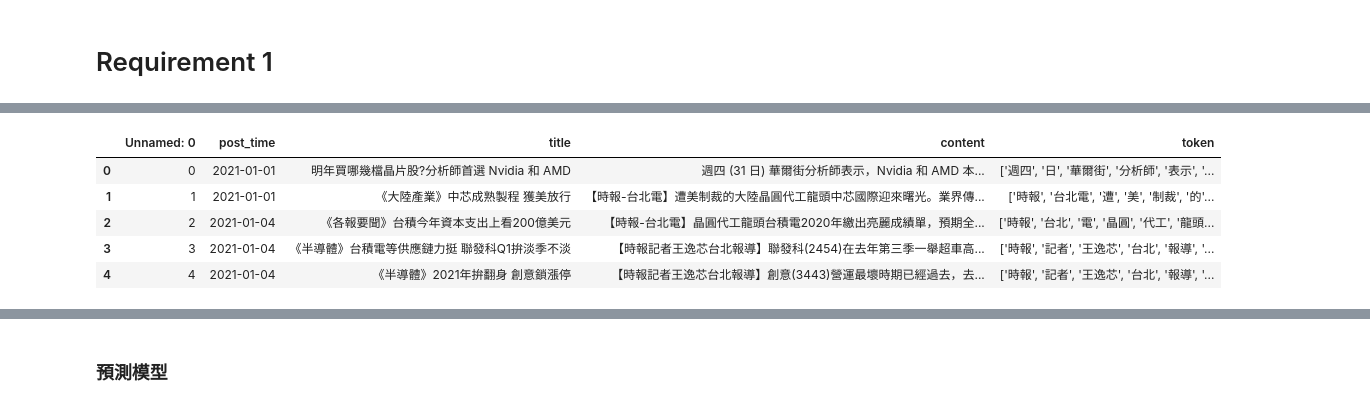
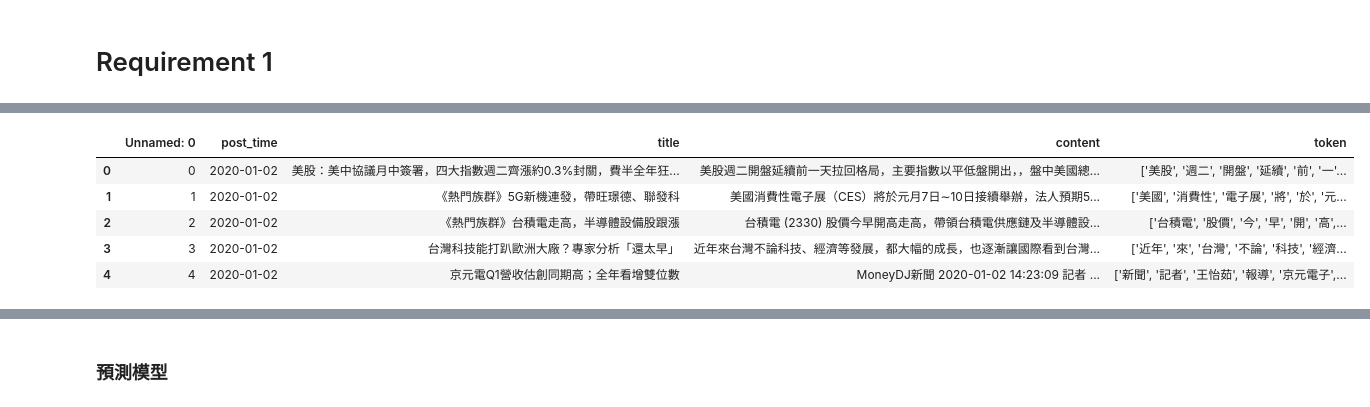
Before and after one commit to Juliecys/2023_BDA, a Jupyter notebook: personal_workspace/Ryan/label_news_no_flat.ipynb, the cells around one changed output, grey strips where cells are left out. Saved outputs shown, nothing was run; the diff lists cells and outputs as text; code cells hidden in the pictures.

```diff
--- a/personal_workspace/Ryan/label_news_no_flat.ipynb
+++ b/personal_workspace/Ryan/label_news_no_flat.ipynb
@@ -127,11 +126,11 @@ df_stock
 # %%
 # import news excel
-df_news = pd.read_excel("../../TSMC_news_21-23.xlsx")
+df_news = pd.read_excel("../../TSMC_news_20-22.xlsx")
 df_news.head()
 # %% [output]
 |  | Unnamed: 0 | post_time | title | content | token |
-| 0 | 0 | 2021-01-01 | 明年買哪幾檔晶片股?分析師首選 Nvidia 和 AMD | 週四 (31 日) 華爾街分析師表示，Nvidia 和 AMD 本... | ['週四', '日', '華爾街', '分析師', '表示', '... |
-| 1 | 1 | 2021-01-01 | 《大陸產業》中芯成熟製程 獲美放行 | 【時報-台北電】遭美制裁的大陸晶圓代工龍頭中芯國際迎來曙光。業界傳... | ['時報', '台北電', '遭', '美', '制裁', '的'... |
-| 2 | 2 | 2021-01-04 | 《各報要聞》台積今年資本支出上看200億美元 | 【時報-台北電】晶圓代工龍頭台積電2020年繳出亮麗成績單，預期全... | ['時報', '台北', '電', '晶圓', '代工', '龍頭... |
-| 3 | 3 | 2021-01-04 | 《半導體》台積電等供應鏈力挺 聯發科Q1拚淡季不淡 | 【時報記者王逸芯台北報導】聯發科(2454)在去年第三季一舉超車高... | ['時報', '記者', '王逸芯', '台北', '報導', '... |
-| 4 | 4 | 2021-01-04 | 《半導體》2021年拚翻身 創意鎖漲停 | 【時報記者王逸芯台北報導】創意(3443)營運最壞時期已經過去，去... | ['時報', '記者', '王逸芯', '台北', '報導', '... |
+| 0 | 0 | 2020-01-02 | 美股：美中協議月中簽署，四大指數週二齊漲約0.3%封關，費半全年狂... | 美股週二開盤延續前一天拉回格局，主要指數以平低盤開出，，盤中美國總... | ['美股', '週二', '開盤', '延續', '前', '一'... |
+| 1 | 1 | 2020-01-02 | 《熱門族群》5G新機連發，帶旺璟德、聯發科 | 美國消費性電子展（CES）將於元月7日∼10日接續舉辦，法人預期5... | ['美國', '消費性', '電子展', '將', '於', '元... |
+| 2 | 2 | 2020-01-02 | 《熱門族群》台積電走高，半導體設備股跟漲 | 台積電 (2330) 股價今早開高走高，帶領台積電供應鏈及半導體設... | ['台積電', '股價', '今', '早', '開', '高',... |
+| 3 | 3 | 2020-01-02 | 台灣科技能打趴歐洲大廠？專家分析「還太早」 | 近年來台灣不論科技、經濟等發展，都大幅的成長，也逐漸讓國際看到台灣... | ['近年', '來', '台灣', '不論', '科技', '經濟... |
+| 4 | 4 | 2020-01-02 | 京元電Q1營收估創同期高；全年看增雙位數 | MoneyDJ新聞 2020-01-02 14:23:09 記者 ... | ['新聞', '記者', '王怡茹', '報導', '京元電子',... |
```
Also changed, not shown: parts of 40 cells of this notebook, 8 other files.
